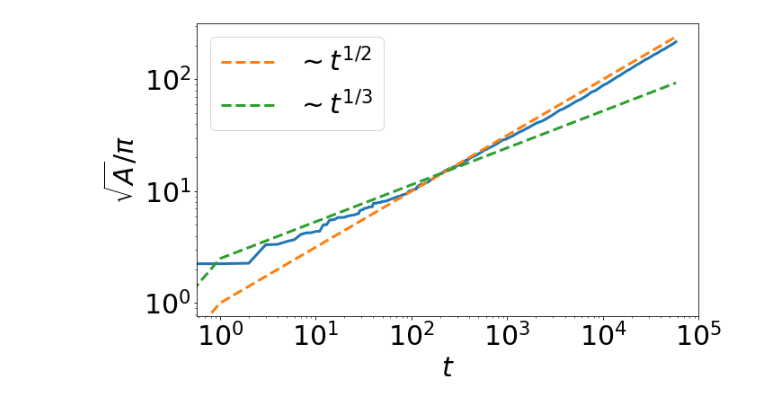
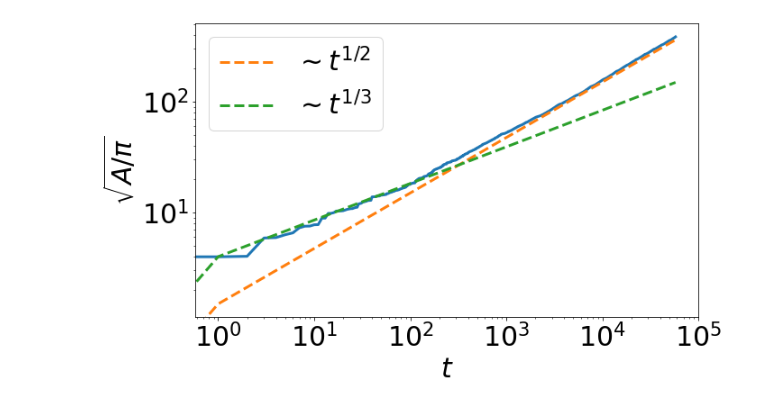
Before and after one commit to Schimmenti/Creep, a Jupyter notebook: Creep.ipynb, the cells around one changed output. Cells and saved outputs as stored; diff of their text form; code cells hidden in the pictures.

```diff
--- a/Creep.ipynb
+++ b/Creep.ipynb
@@ -43,16 +75,16 @@ topplings[timesteps] = amounts
 area = np.cumsum(topplings)
 # %%
 fig, ax = plt.subplots(figsize=(10,6))
-plt.plot(np.sqrt(area)/np.pi, lw=3)
-plt.plot(np.arange(0,T), np.arange(0,T)**0.5, label='$\sim t^{1/2}$', ls='dashed', lw=3)
-plt.plot(np.arange(0,T), 2.5*np.arange(0,T)**0.33, label='$\sim t^{1/3}$', ls='dashed', lw=3)
-plt.ylabel("$\sqrt{A}/\pi$", fontsize=30)
+plt.plot(np.sqrt(area/np.pi), lw=3)
+plt.plot(np.arange(0,T), 1.5*np.arange(0,T)**0.5, label='$\sim t^{1/2}$', ls='dashed', lw=3)
+plt.plot(np.arange(0,T), 4*np.arange(0,T)**0.33, label='$\sim t^{1/3}$', ls='dashed', lw=3)
+plt.ylabel("$\sqrt{A/\pi}$", fontsize=30)
 plt.xlabel("$t$", fontsize=30)
 plt.xticks(fontsize=30)
 plt.yticks(fontsize=30)
 plt.xscale('log')
 plt.yscale('log')
 plt.legend(fontsize=30)
 plt.show()
 # %% [output]
-[figure, old version]
+[figure, new version]
```
Also changed, not shown: parts of 10 cells of this notebook.
